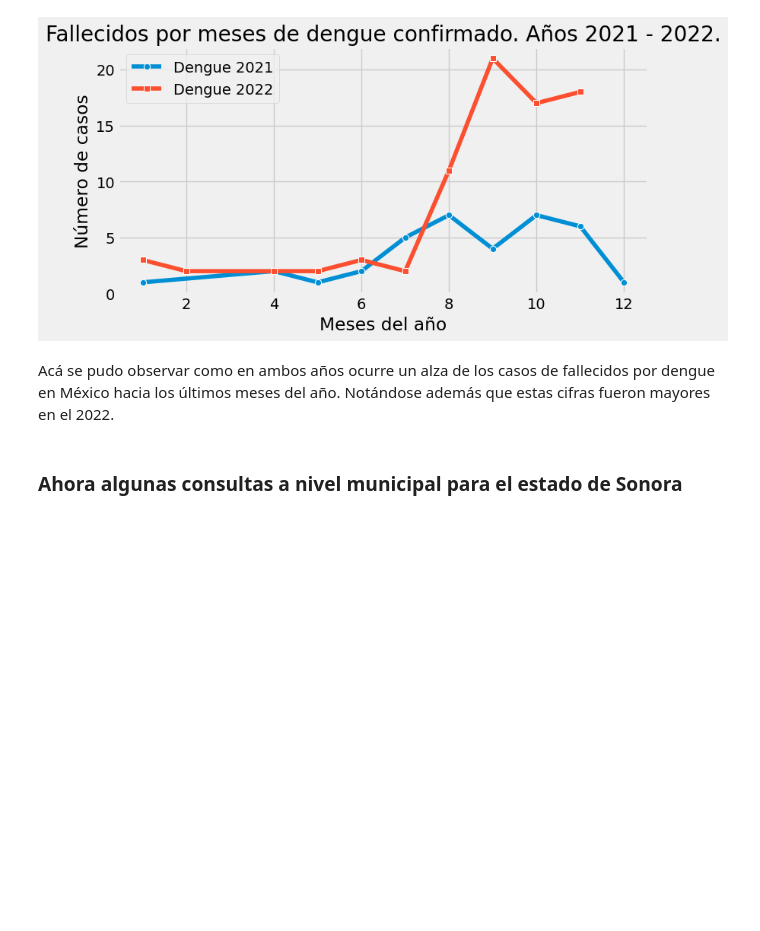
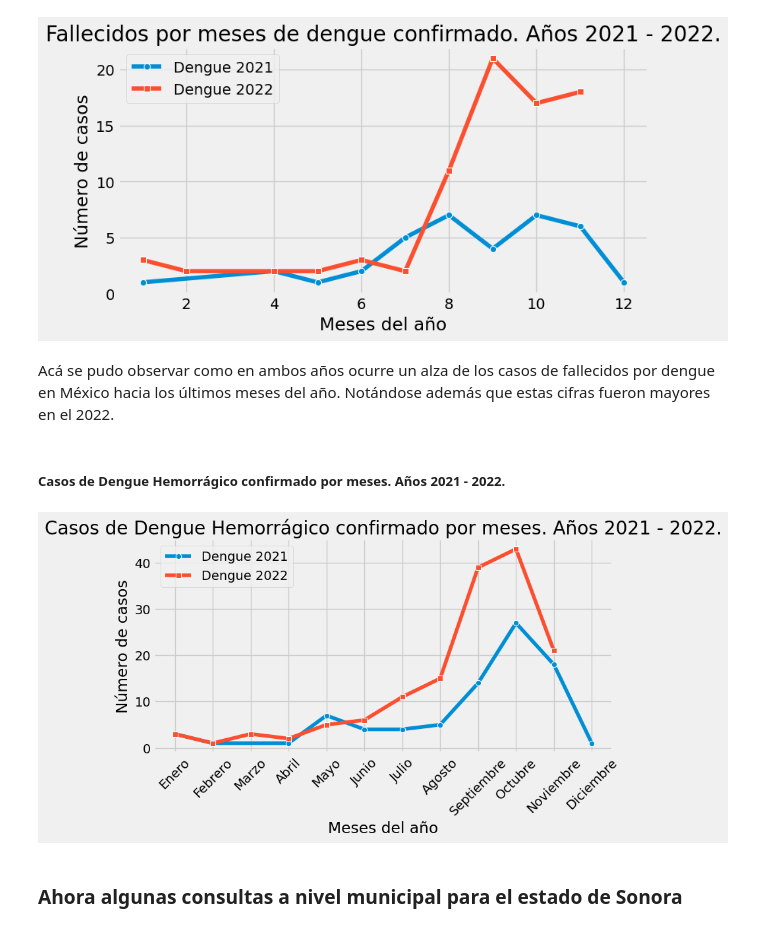
Before and after one commit to ProyectosMCD/Dengue, a Jupyter notebook: hallazgos_dengue.ipynb, the cells around one changed output. Saved outputs shown, nothing was run; the diff lists cells and outputs as text; code cells hidden in the pictures; blank space fills up the shorter version.

```diff
--- a/hallazgos_dengue.ipynb
+++ b/hallazgos_dengue.ipynb
@@ -306,6 +306,36 @@ plt.show()
 # %% [markdown]
 Acá se pudo observar como en ambos años ocurre un alza de los casos de fallecidos por dengue en México hacia los últimos meses del año.
 Notándose además que estas cifras fueron mayores en el 2022.
+# %% [markdown]
+##### Casos de Dengue Hemorrágico confirmado por meses. Años 2021 - 2022.
+# %%
+dengue_2021_h = df_dengue_2021[(df_dengue_2021["ESTATUS_CASO"] == "CONFIRMADO") & (df_dengue_2021["HEMORRAGICOS"] == "SI")]
+dengue_2021_h = dengue_2021_h[["MESES"]].groupby(by =[dengue_2021_h["MESES"]]).count()
+dengue_2021_h.columns = ["CASOS"]
+dengue_2021_h = dengue_2021_h.reset_index()
+
+dengue_2022_h = df_dengue_2022[(df_dengue_2022["ESTATUS_CASO"] == "CONFIRMADO") & (df_dengue_2022["HEMORRAGICOS"] == "SI")]
+dengue_2022_h = dengue_2022_h[["MESES"]].groupby(by =[dengue_2022_h["MESES"]]).count()
+dengue_2022_h.columns = ["CASOS"]
+dengue_2022_h = dengue_2022_h.reset_index()
+# %%
+plt.figure(figsize=(8, 4))
+
+ax = sns.lineplot(data = dengue_2021_h, x ='MESES' , y = "CASOS", label = "Dengue 2021", marker='o')
+ax = sns.lineplot(data = dengue_2022_h, x ='MESES' , y = "CASOS", label = "Dengue 2022", marker='s')
+ax.set(title = "Casos de Dengue Hemorrágico confirmado por meses. Años 2021 - 2022.",
+       xticks = [1, 2, 3, 4, 5, 6, 7, 8, 9, 10, 11, 12],
+       xticklabels = ["Enero", "Febrero", "Marzo", "Abril", "Mayo", "Junio", "Julio", "Agosto", "Septiembre", "Octubre", "Noviembre", "Diciembre"],
+       xlabel = "Meses del año", ylabel = "Número de casos")
+
+plt.xticks(rotation=45)
+
+plt.legend()
+
+# Mostrar el gráfico
+plt.show()
+# %% [output]
+[figure, added]
 # %% [markdown]
 ### Ahora algunas consultas a nivel municipal para el estado de **Sonora**
 # %% [markdown]
```
Also changed, not shown: parts of 4 cells of this notebook.
